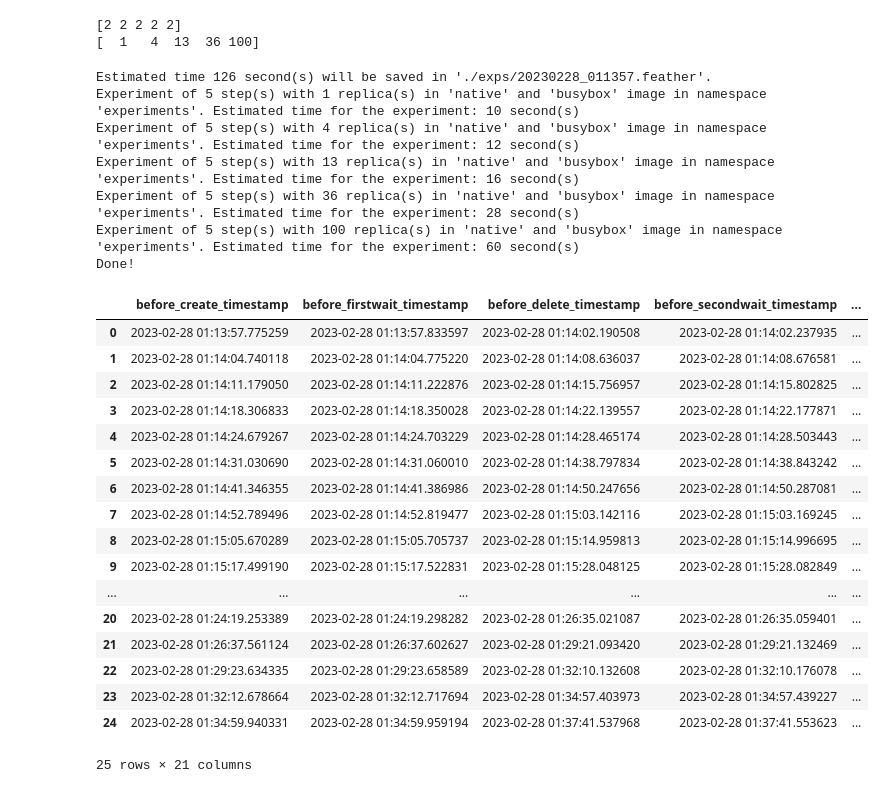
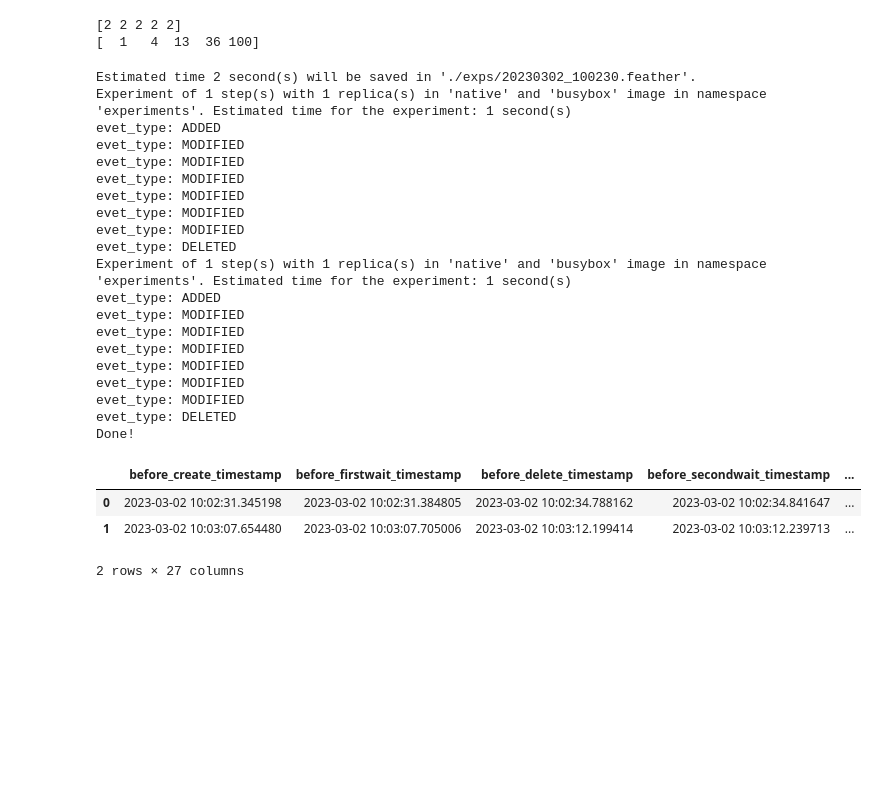
Before and after one commit to ubombar/kubernetes-federation-experiments, a Jupyter notebook: experiments.ipynb, the cells around one changed output. Drawn from its saved outputs; the diff is of its cells as text; code cells hidden in the pictures; blank space fills up the shorter version.

```diff
--- a/experiments.ipynb
+++ b/experiments.ipynb
@@ -50,49 +50,48 @@ print(REPLICAS)
 [  1   4  13  36 100]
 # %%
 # Do the experiment
-# experimenter.experiment_with(FRAMEWORK, DRIVER, 1, [1, 1], [1, 1])
-experimenter.experiment_with(FRAMEWORK, DRIVER, EXPERIMENT_PROOF, REPLICAS.tolist(), COOLDOWNS.tolist())
+experimenter.experiment_with(FRAMEWORK, DRIVER, 1, [1, 1], [1, 1])
+# experimenter.experiment_with(FRAMEWORK, DRIVER, EXPERIMENT_PROOF, REPLICAS.tolist(), COOLDOWNS.tolist())
 # %% [output]
-Estimated time 126 second(s) will be saved in './exps/20230228_011357.feather'.
-Experiment of 5 step(s) with 1 replica(s) in 'native' and 'busybox' image in namespace 'experiments'. Estimated time for the experiment: 10 second(s)
-Experiment of 5 step(s) with 4 replica(s) in 'native' and 'busybox' image in namespace 'experiments'. Estimated time for the experiment: 12 second(s)
-Experiment of 5 step(s) with 13 replica(s) in 'native' and 'busybox' image in namespace 'experiments'. Estimated time for the experiment: 16 second(s)
-Experiment of 5 step(s) with 36 replica(s) in 'native' and 'busybox' image in namespace 'experiments'. Estimated time for the experiment: 28 second(s)
-Experiment of 5 step(s) with 100 replica(s) in 'native' and 'busybox' image in namespace 'experiments'. Estimated time for the experiment: 60 second(s)
+Estimated time 2 second(s) will be saved in './exps/20230302_100230.feather'.
+Experiment of 1 step(s) with 1 replica(s) in 'native' and 'busybox' image in namespace 'experiments'. Estimated time for the experiment: 1 second(s)
+evet_type: ADDED
+evet_type: MODIFIED
+evet_type: MODIFIED
+evet_type: MODIFIED
+evet_type: MODIFIED
+evet_type: MODIFIED
+evet_type: MODIFIED
+evet_type: DELETED
+Experiment of 1 step(s) with 1 replica(s) in 'native' and 'busybox' image in namespace 'experiments'. Estimated time for the experiment: 1 second(s)
+evet_type: ADDED
+evet_type: MODIFIED
+evet_type: MODIFIED
+evet_type: MODIFIED
+evet_type: MODIFIED
+evet_type: MODIFIED
+evet_type: MODIFIED
+evet_type: DELETED
 Done!
 # %%
-KNATIVE_EXPERIMENT_NAME = "exps/20230228_011357.feather"
+KNATIVE_EXPERIMENT_NAME = "exps/20230302_100230.feather"
 
 def process_experiment(filename):
     data_df = pd.read_feather(filename)
 
     data_df["api_server_creation_delta"] = data_df["event_created_at"] - data_df["before_create_timestamp"]
     data_df["api_server_deletion_delta"] = data_df["event_deleted_at"] - data_df["before_delete_timestamp"]
 
     data_df.to_feather(filename)
     return data_df
 
 knative_minikube_df = process_experiment(KNATIVE_EXPERIMENT_NAME)
 knative_minikube_df
 # %% [output]
 |  | before_create_timestamp | before_firstwait_timestamp | before_delete_timestamp | before_secondwait_timestamp | ... |
-| 0 | 2023-02-28 01:13:57.775259 | 2023-02-28 01:13:57.833597 | 2023-02-28 01:14:02.190508 | 2023-02-28 01:14:02.237935 | ... |
-| 1 | 2023-02-28 01:14:04.740118 | 2023-02-28 01:14:04.775220 | 2023-02-28 01:14:08.636037 | 2023-02-28 01:14:08.676581 | ... |
-| 2 | 2023-02-28 01:14:11.179050 | 2023-02-28 01:14:11.222876 | 2023-02-28 01:14:15.756957 | 2023-02-28 01:14:15.802825 | ... |
-| 3 | 2023-02-28 01:14:18.306833 | 2023-02-28 01:14:18.350028 | 2023-02-28 01:14:22.139557 | 2023-02-28 01:14:22.177871 | ... |
-| 4 | 2023-02-28 01:14:24.679267 | 2023-02-28 01:14:24.703229 | 2023-02-28 01:14:28.465174 | 2023-02-28 01:14:28.503443 | ... |
-| 5 | 2023-02-28 01:14:31.030690 | 2023-02-28 01:14:31.060010 | 2023-02-28 01:14:38.797834 | 2023-02-28 01:14:38.843242 | ... |
-| 6 | 2023-02-28 01:14:41.346355 | 2023-02-28 01:14:41.386986 | 2023-02-28 01:14:50.247656 | 2023-02-28 01:14:50.287081 | ... |
-| 7 | 2023-02-28 01:14:52.789496 | 2023-02-28 01:14:52.819477 | 2023-02-28 01:15:03.142116 | 2023-02-28 01:15:03.169245 | ... |
-| 8 | 2023-02-28 01:15:05.670289 | 2023-02-28 01:15:05.705737 | 2023-02-28 01:15:14.959813 | 2023-02-28 01:15:14.996695 | ... |
-| 9 | 2023-02-28 01:15:17.499190 | 2023-02-28 01:15:17.522831 | 2023-02-28 01:15:28.048125 | 2023-02-28 01:15:28.082849 | ... |
-| ... | ... | ... | ... | ... | ... |
-| 20 | 2023-02-28 01:24:19.253389 | 2023-02-28 01:24:19.298282 | 2023-02-28 01:26:35.021087 | 2023-02-28 01:26:35.059401 | ... |
-| 21 | 2023-02-28 01:26:37.561124 | 2023-02-28 01:26:37.602627 | 2023-02-28 01:29:21.093420 | 2023-02-28 01:29:21.132469 | ... |
-| 22 | 2023-02-28 01:29:23.634335 | 2023-02-28 01:29:23.658589 | 2023-02-28 01:32:10.132608 | 2023-02-28 01:32:10.176078 | ... |
-| 23 | 2023-02-28 01:32:12.678664 | 2023-02-28 01:32:12.717694 | 2023-02-28 01:34:57.403973 | 2023-02-28 01:34:57.439227 | ... |
-| 24 | 2023-02-28 01:34:59.940331 | 2023-02-28 01:34:59.959194 | 2023-02-28 01:37:41.537968 | 2023-02-28 01:37:41.553623 | ... |
+| 0 | 2023-03-02 10:02:31.345198 | 2023-03-02 10:02:31.384805 | 2023-03-02 10:02:34.788162 | 2023-03-02 10:02:34.841647 | ... |
+| 1 | 2023-03-02 10:03:07.654480 | 2023-03-02 10:03:07.705006 | 2023-03-02 10:03:12.199414 | 2023-03-02 10:03:12.239713 | ... |
-25 rows × 21 columns
+2 rows × 27 columns
 # %%
 # knative_minikube_df.to_feather("./saved_experiments/native_minikube_20230228_011357.feather")
 # %%
```
Also changed, not shown: 1 other file.
